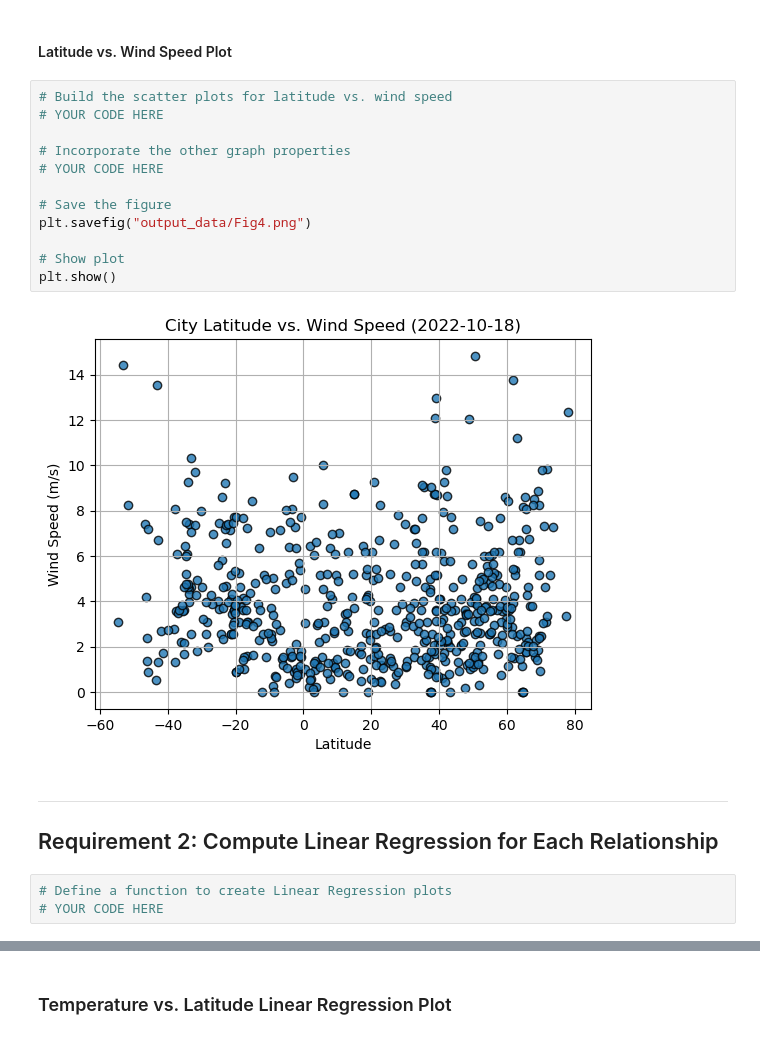
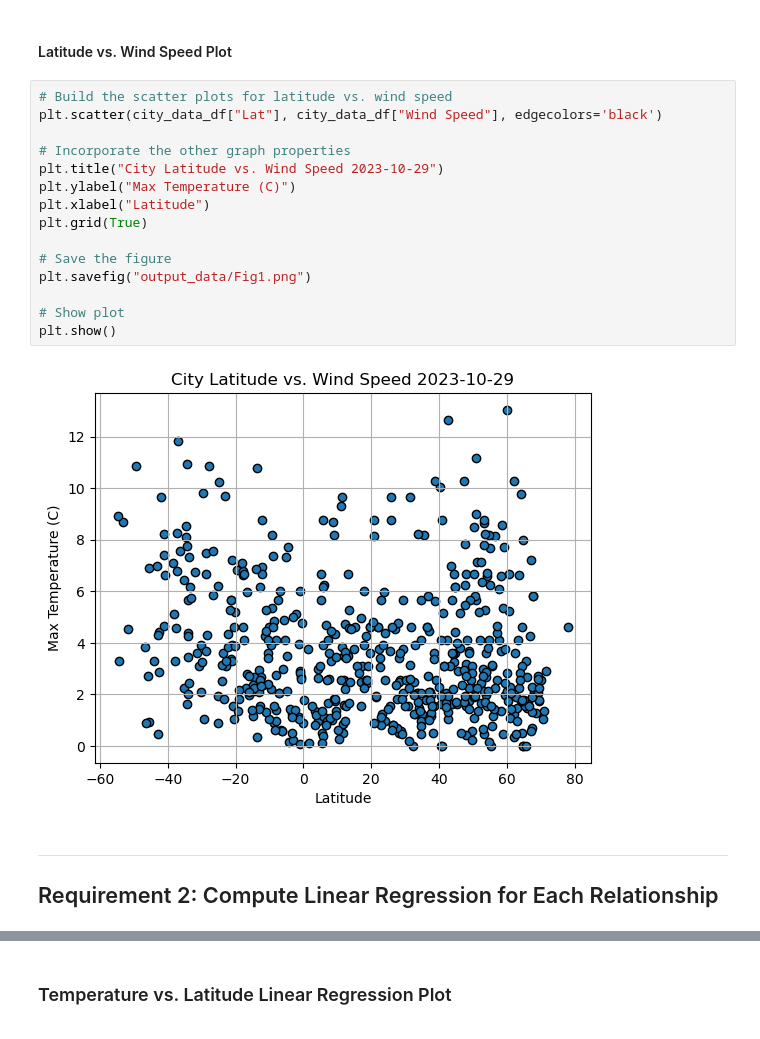
Before and after one commit to Kdata249/python-api-challenge, a Jupyter notebook: WeatherPyy/WeatherPy.ipynb, the cells around one changed output, grey strips where cells are left out. Saved outputs shown, nothing was run; the diff lists cells and outputs as text.

```diff
--- a/WeatherPyy/WeatherPy.ipynb
+++ b/WeatherPyy/WeatherPy.ipynb
@@ -244,22 +249,22 @@ plt.show()
 #### Latitude vs. Wind Speed Plot
 # %%
 # Build the scatter plots for latitude vs. wind speed
-# YOUR CODE HERE
+plt.scatter(city_data_df["Lat"], city_data_df["Wind Speed"], edgecolors='black')
 
 # Incorporate the other graph properties
-# YOUR CODE HERE
+plt.title("City Latitude vs. Wind Speed 2023-10-29")
+plt.ylabel("Max Temperature (C)")
+plt.xlabel("Latitude")
+plt.grid(True)
 
 # Save the figure
-plt.savefig("output_data/Fig4.png")
+plt.savefig("output_data/Fig1.png")
 
 # Show plot
 plt.show()
 # %% [output]
-[figure, old version]
+[figure, new version]
 # %% [markdown]
 ---
 
 ## Requirement 2: Compute Linear Regression for Each Relationship
-# %%
-# Define a function to create Linear Regression plots
-# YOUR CODE HERE
```
Also changed, not shown: parts of 14 cells of this notebook.
